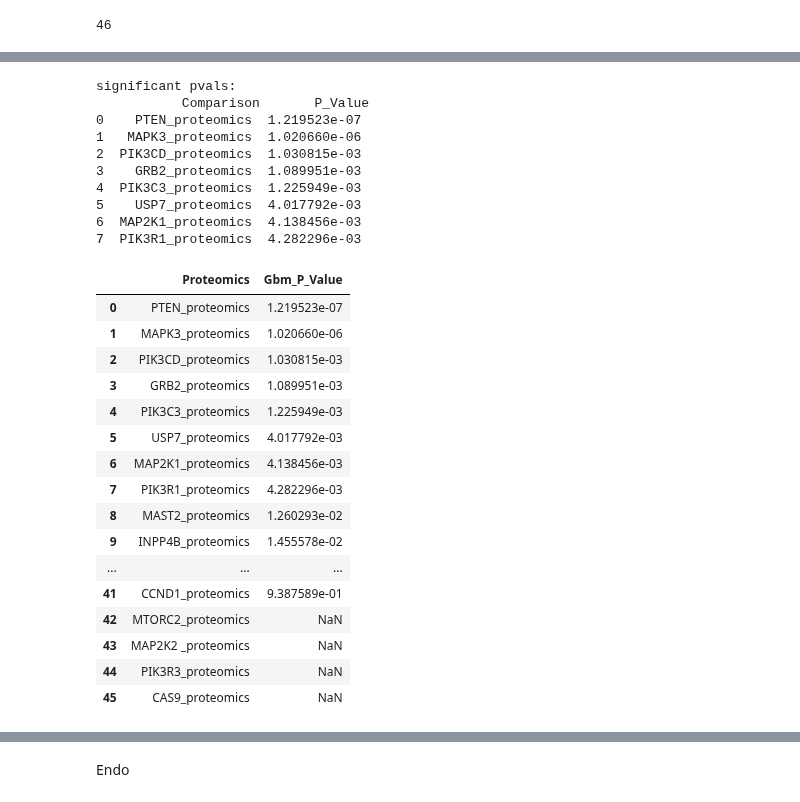
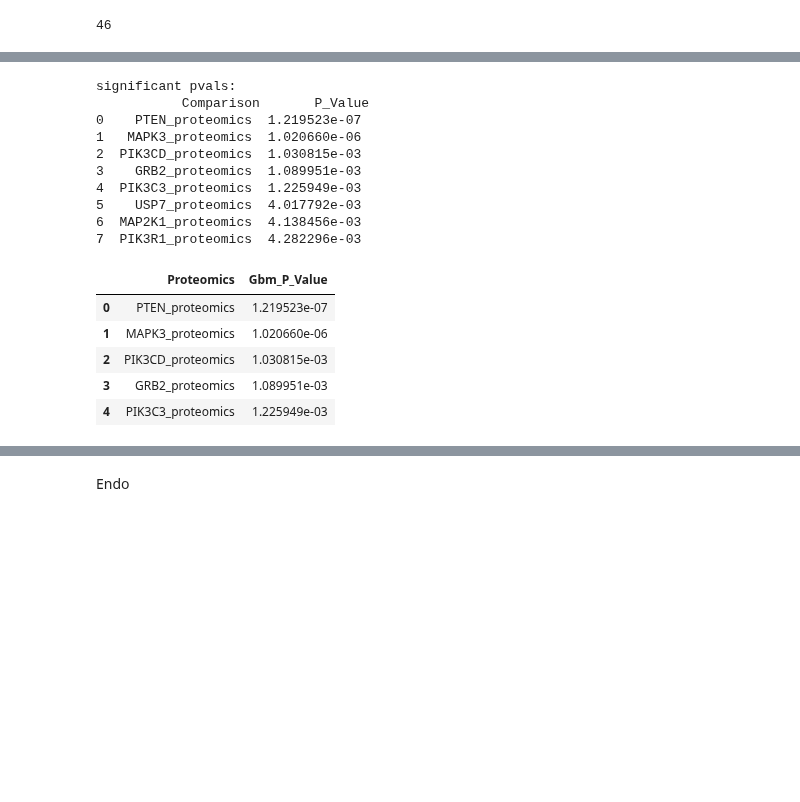
Before and after one commit to PayneLab/WhenMutationsDontMatter, a Jupyter notebook: PTEN/proteomics_pval_median_table_interacting.ipynb, the cells around one changed output, grey strips where cells are left out. Cells and saved outputs as stored; diff of their text form; code cells hidden in the pictures; blank space fills up the shorter version.

```diff
--- a/PTEN/proteomics_pval_median_table_interacting.ipynb
+++ b/PTEN/proteomics_pval_median_table_interacting.ipynb
@@ -108,45 +97,34 @@ cols = list(del_wt.columns[:-1])
 
 # Get only sig sites
 g_sig = u.wrap_ttest(del_wt, 'Mutation', cols, correction_method = 'fdr_bh')
 if g_sig is not None:
     g_sig_list = list(g_sig.Comparison)
 else:
-    l_sig_list = None
+    g_sig_list = None
 print('significant pvals: \n',g_sig)
 
 # Get all pvals
 g = u.wrap_ttest(del_wt, 'Mutation', cols, return_all = True, correction_method = 'fdr_bh')
 g_pval = g.rename(columns = {'Comparison': 'Proteomics','P_Value': 'Gbm_P_Value'})
 #g_pval = g_pval.replace(to_replace = r'_proteomics$', value = '', regex = True)
 g_pval.head()
 # %% [output]
 significant pvals:
            Comparison       P_Value
 0    PTEN_proteomics  1.219523e-07
 1   MAPK3_proteomics  1.020660e-06
 2  PIK3CD_proteomics  1.030815e-03
 3    GRB2_proteomics  1.089951e-03
 4  PIK3C3_proteomics  1.225949e-03
 5    USP7_proteomics  4.017792e-03
 6  MAP2K1_proteomics  4.138456e-03
 7  PIK3R1_proteomics  4.282296e-03
 |  | Proteomics | Gbm_P_Value |
 | 0 | PTEN_proteomics | 1.219523e-07 |
 | 1 | MAPK3_proteomics | 1.020660e-06 |
 | 2 | PIK3CD_proteomics | 1.030815e-03 |
 | 3 | GRB2_proteomics | 1.089951e-03 |
 | 4 | PIK3C3_proteomics | 1.225949e-03 |
-| 5 | USP7_proteomics | 4.017792e-03 |
-| 6 | MAP2K1_proteomics | 4.138456e-03 |
-| 7 | PIK3R1_proteomics | 4.282296e-03 |
-| 8 | MAST2_proteomics | 1.260293e-02 |
-| 9 | INPP4B_proteomics | 1.455578e-02 |
-| ... | ... | ... |
-| 41 | CCND1_proteomics | 9.387589e-01 |
-| 42 | MTORC2_proteomics | NaN |
-| 43 | MAP2K2 _proteomics | NaN |
-| 44 | PIK3R3_proteomics | NaN |
-| 45 | CAS9_proteomics | NaN |
 # %%
 d = del_wt[del_wt.Mutation == "Deletion"]
 wt = del_wt[del_wt.Mutation == "Wildtype_Tumor"]
```
Also changed, not shown: parts of 25 cells of this notebook, 8 other files.
